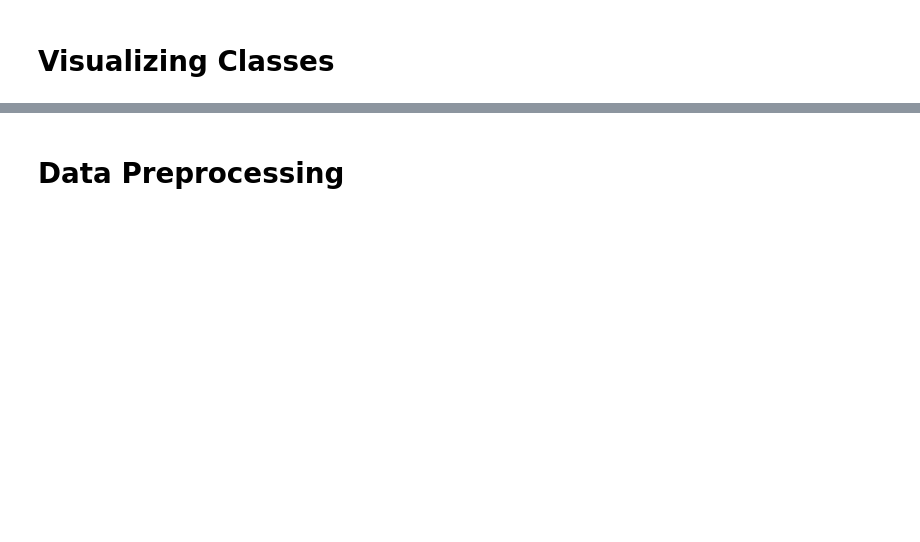
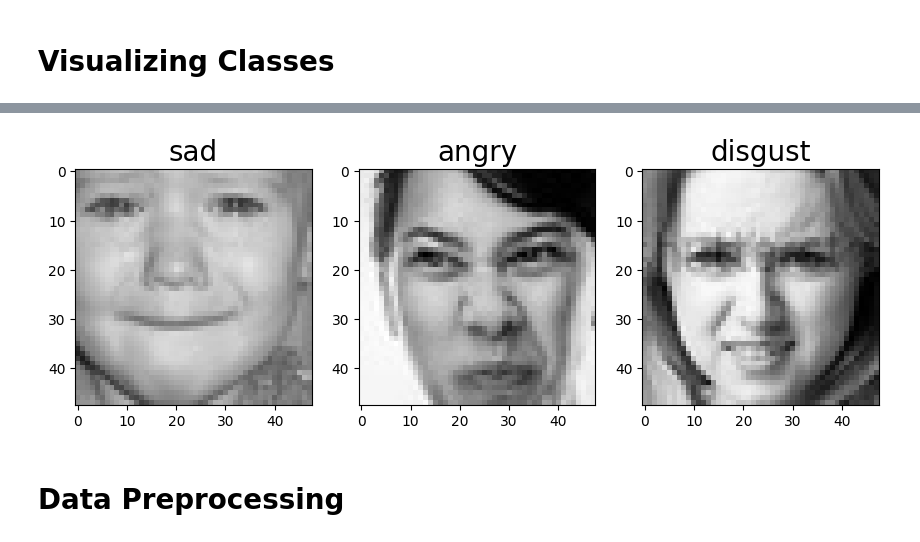
Before and after one commit to Code081/Spotify-Model, a Jupyter notebook: emotion-based-music-recommender-resnet50v2.ipynb, the cells around one changed output, grey strips where cells are left out. Saved outputs shown, nothing was run; the diff lists cells and outputs as text; code cells hidden in the pictures; blank space fills up the shorter version.

```diff
--- a/emotion-based-music-recommender-resnet50v2.ipynb
+++ b/emotion-based-music-recommender-resnet50v2.ipynb
@@ -50,20 +64,22 @@ Test_Count.plot(kind='barh')
 # %%
 plt.style.use('default')
 plt.figure(figsize = (25, 8))
 image_count = 1
-BASE_URL = '../input/fer2013/train/'
+BASE_URL = './input/fer2013/train/'
 
 for directory in os.listdir(BASE_URL):
     if directory[0] != '.':
         for i, file in enumerate(os.listdir(BASE_URL + directory)):
             if i == 1:
                 break
             else:
                 fig = plt.subplot(1, 7, image_count)
                 image_count += 1
                 image = cv2.imread(BASE_URL + directory + '/' + file)
                 plt.imshow(image)
                 plt.title(directory, fontsize = 20)
+# %% [output]
+[figure, added]
 # %% [markdown]
 # **Data Preprocessing**
 # %%
```
Also changed, not shown: parts of 20 cells of this notebook, 1 other file.
